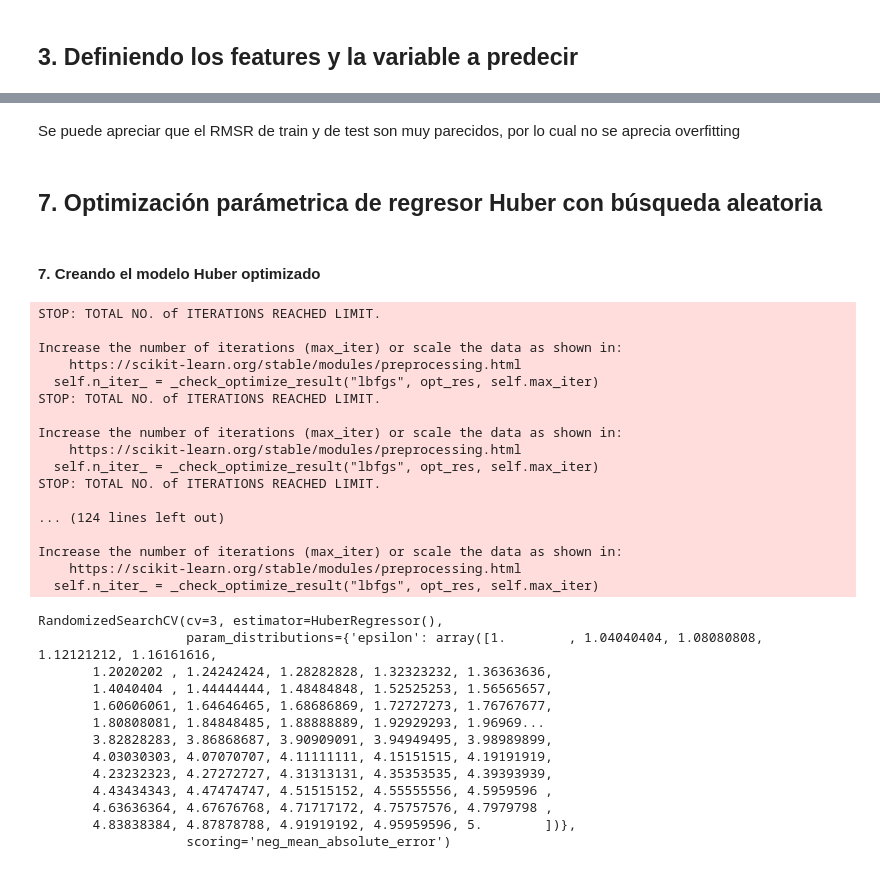
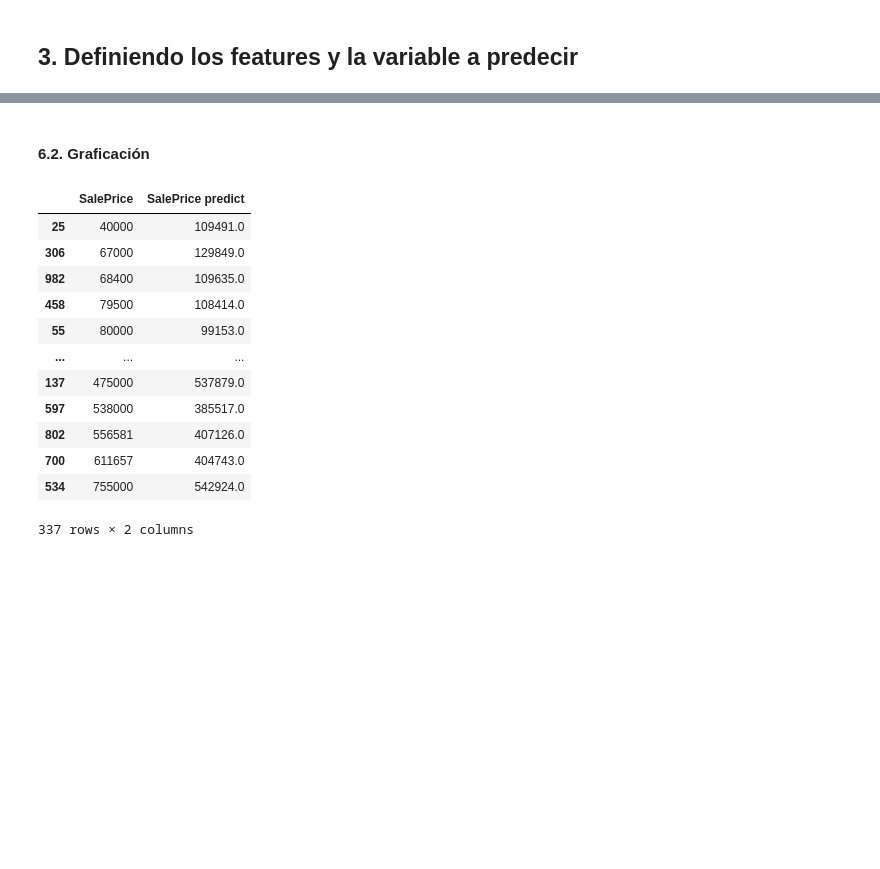
Before and after one commit to DiegoAlejandroLozano/prediccion_precio_casas, a Jupyter notebook: work_notebooks/regresion_polinomica.ipynb, the cells around one changed output, grey strips where cells are left out. Cells and saved outputs as stored; diff of their text form; code cells hidden in the pictures; blank space fills up the shorter version.

```diff
--- a/work_notebooks/busqueda_aleatorizada.ipynb
+++ b/work_notebooks/regresion_polinomica.ipynb
@@ -156,56 +134,21 @@ RMSR test: 48118.420857242374
-# %% [markdown]
-Se puede apreciar que el RMSR de train y de test son muy parecidos, por lo cual no se aprecia overfitting
-# %% [markdown]
-## 7. Optimización parámetrica de regresor Huber con búsqueda aleatoria
-# %% [markdown]
-#### 7. Creando el modelo Huber optimizado
-# %%
-huber = HuberRegressor()
-
-#Cargando la grilla de parámetros
-parametros = {
-    'epsilon' : np.linspace(1,5,100)
-}
-
-#Creando el optimizador
-huber_opt = RandomizedSearchCV(
-    huber,
-    parametros,
-    n_iter=10,
-    cv=3,
-    scoring='neg_mean_absolute_error'
-)
-
-#Entrenando el modelo optimizado
-huber_opt.fit(X,y)
-# %% [output]
-STOP: TOTAL NO. of ITERATIONS REACHED LIMIT.
-
-Increase the number of iterations (max_iter) or scale the data as shown in:
-    https://scikit-learn.org/stable/modules/preprocessing.html
-  self.n_iter_ = _check_optimize_result("lbfgs", opt_res, self.max_iter)
-STOP: TOTAL NO. of ITERATIONS REACHED LIMIT.
-
-Increase the number of iterations (max_iter) or scale the data as shown in:
-    https://scikit-learn.org/stable/modules/preprocessing.html
-  self.n_iter_ = _check_optimize_result("lbfgs", opt_res, self.max_iter)
-STOP: TOTAL NO. of ITERATIONS REACHED LIMIT.
-
-... (124 lines left out)
-
-Increase the number of iterations (max_iter) or scale the data as shown in:
-    https://scikit-learn.org/stable/modules/preprocessing.html
-  self.n_iter_ = _check_optimize_result("lbfgs", opt_res, self.max_iter)
-RandomizedSearchCV(cv=3, estimator=HuberRegressor(),
-                   param_distributions={'epsilon': array([1.        , 1.04040404, 1.08080808, 1.12121212, 1.16161616,
-       1.2020202 , 1.24242424, 1.28282828, 1.32323232, 1.36363636,
-       1.4040404 , 1.44444444, 1.48484848, 1.52525253, 1.56565657,
-       1.60606061, 1.64646465, 1.68686869, 1.72727273, 1.76767677,
-       1.80808081, 1.84848485, 1.88888889, 1.92929293, 1.96969...
-       3.82828283, 3.86868687, 3.90909091, 3.94949495, 3.98989899,
-       4.03030303, 4.07070707, 4.11111111, 4.15151515, 4.19191919,
-       4.23232323, 4.27272727, 4.31313131, 4.35353535, 4.39393939,
-       4.43434343, 4.47474747, 4.51515152, 4.55555556, 4.5959596 ,
-       4.63636364, 4.67676768, 4.71717172, 4.75757576, 4.7979798 ,
-       4.83838384, 4.87878788, 4.91919192, 4.95959596, 5.        ])},
-                   scoring='neg_mean_absolute_error')
+# %% [markdown]
+#### 6.2. Graficación
+# %%
+df_comp = y_test.copy()
+df_comp['SalePrice predict'] = np.round(y_pred_test, decimals=0)
+df_comp.sort_values('SalePrice', inplace=True)
+df_comp
+# %% [output]
+|  | SalePrice | SalePrice predict |
+| 25 | 40000 | 109491.0 |
+| 306 | 67000 | 129849.0 |
+| 982 | 68400 | 109635.0 |
+| 458 | 79500 | 108414.0 |
+| 55 | 80000 | 99153.0 |
+| ... | ... | ... |
+| 137 | 475000 | 537879.0 |
+| 597 | 538000 | 385517.0 |
+| 802 | 556581 | 407126.0 |
+| 700 | 611657 | 404743.0 |
+| 534 | 755000 | 542924.0 |
+337 rows × 2 columns
```
Also changed, not shown: parts of 17 cells of this notebook, 4 other files.
